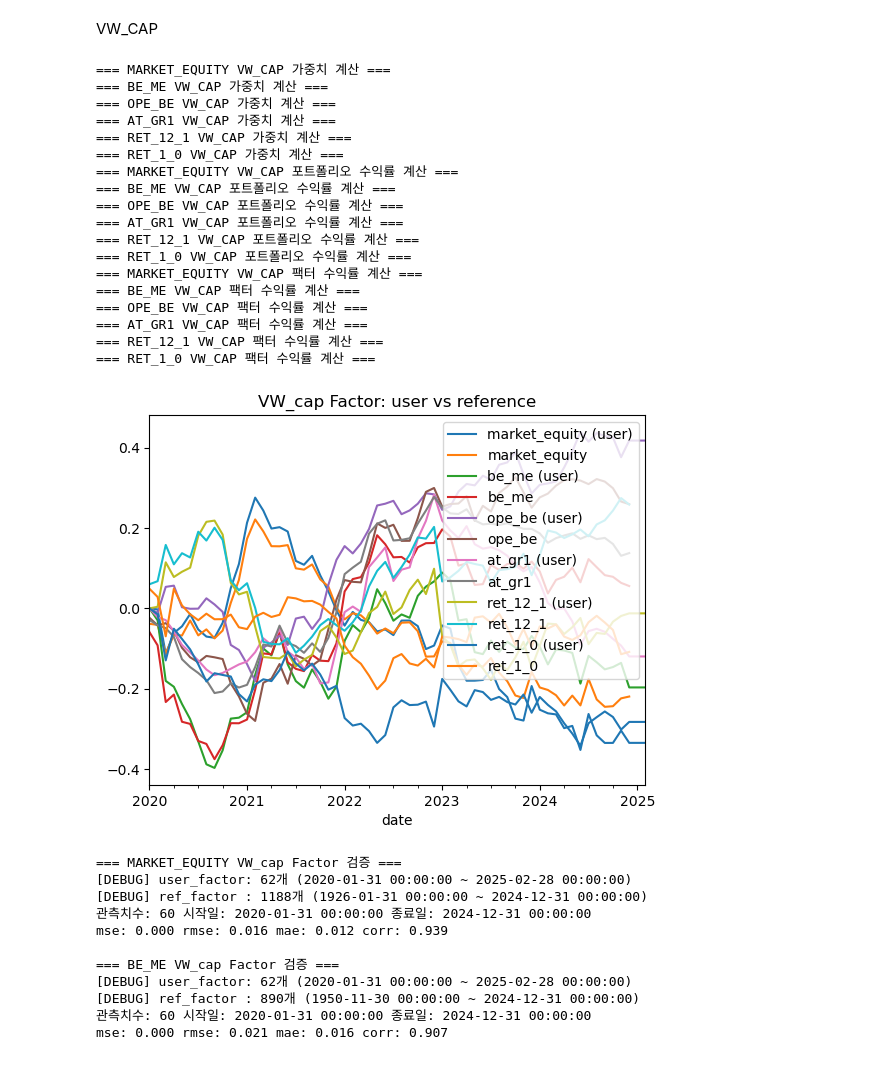
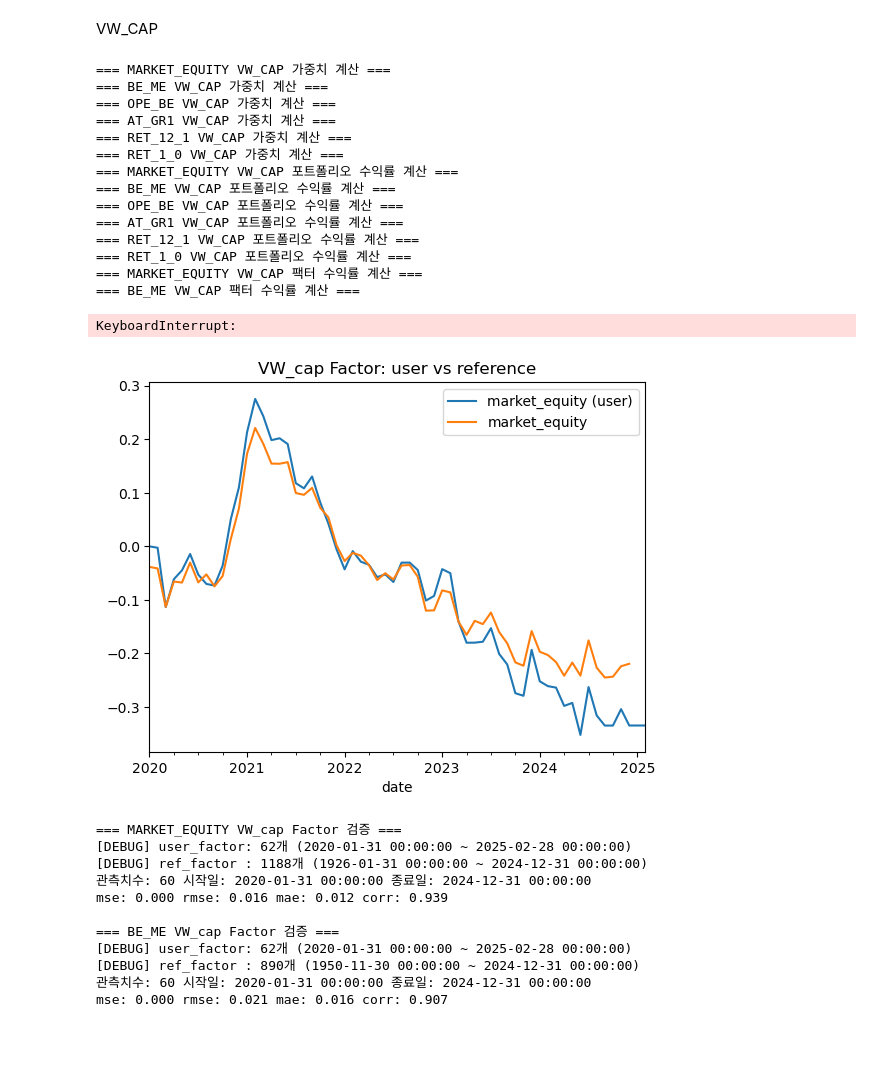
Before and after one commit to JiyeongBok/KAIST-BAF634-2025, a Jupyter notebook: assignment_2020.ipynb, the cells around one changed output. Saved outputs shown, nothing was run; the diff lists cells and outputs as text; code cells hidden in the pictures.

```diff
--- a/assignment_2020.ipynb
+++ b/assignment_2020.ipynb
@@ -8,6 +8,12 @@ from qdl import validator
 q = QDL()
 # 팩터 리스트 정의
 factors = ["market_equity", "be_me", "ope_be", "at_gr1", "ret_12_1", "ret_1_0"]
+
+wide_market_equity = q.load_char(
+    country="usa",
+    vintage="2020-",
+    char="market_equity",
+    date_col="eom")
 
 # 루프 돌면서 wide DataFrame 생성
 for factor in factors:
@@ -603,9 +609,9 @@ def get_vw_cap_weights(me_df, mask_shifted, cap=0.8):
 
     # cap 적용 후 normalize
     capped = weights.clip(upper=cap)
-    #capped_norm = capped.div(capped.sum(axis=1), axis=0)  # 합 다시 1
+    capped_norm = capped.div(capped.sum(axis=1), axis=0)  # 합 다시 1
 
-    return capped
+    return capped_norm
 
 
 # === 결과 저장 dict ===
@@ -674,38 +680,35 @@ for factor in factors:
 
     # (4) reference factor 불러오기
     factor_answer = q.load_factors(
         country="usa",
         dataset="factor",
         weighting="vw_cap",
         factors=[factor],
     )
     factor_answers_vw_cap[factor] = factor_answer
 
     # (5) 그래프 비교
     ax = factor_ret_vw_cap.cumsum().plot(label=f"{factor} (user)")
     factor_answer.loc["2020-01-31":, :].cumsum().plot(ax=ax, label=f"{factor} (ref)")
     ax.set_title("VW_cap Factor: user vs reference")
     ax.legend()
 # %% [output]
 === MARKET_EQUITY VW_CAP 가중치 계산 ===
 === BE_ME VW_CAP 가중치 계산 ===
 === OPE_BE VW_CAP 가중치 계산 ===
 === AT_GR1 VW_CAP 가중치 계산 ===
 === RET_12_1 VW_CAP 가중치 계산 ===
 === RET_1_0 VW_CAP 가중치 계산 ===
 === MARKET_EQUITY VW_CAP 포트폴리오 수익률 계산 ===
 === BE_ME VW_CAP 포트폴리오 수익률 계산 ===
 === OPE_BE VW_CAP 포트폴리오 수익률 계산 ===
 === AT_GR1 VW_CAP 포트폴리오 수익률 계산 ===
 === RET_12_1 VW_CAP 포트폴리오 수익률 계산 ===
 === RET_1_0 VW_CAP 포트폴리오 수익률 계산 ===
 === MARKET_EQUITY VW_CAP 팩터 수익률 계산 ===
 === BE_ME VW_CAP 팩터 수익률 계산 ===
-=== OPE_BE VW_CAP 팩터 수익률 계산 ===
-=== AT_GR1 VW_CAP 팩터 수익률 계산 ===
-=== RET_12_1 VW_CAP 팩터 수익률 계산 ===
-=== RET_1_0 VW_CAP 팩터 수익률 계산 ===
+KeyboardInterrupt:
-[figure, old version]
+[figure, new version]
 # %%
 # 결과 저장 dict
 validation_reports = {}
```
